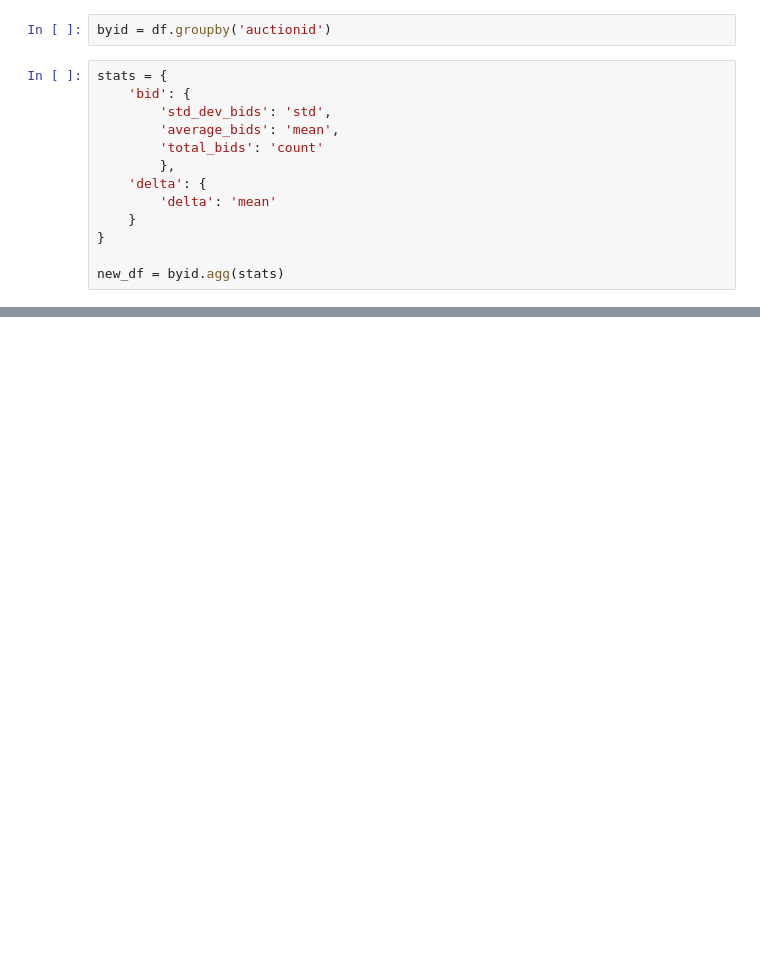
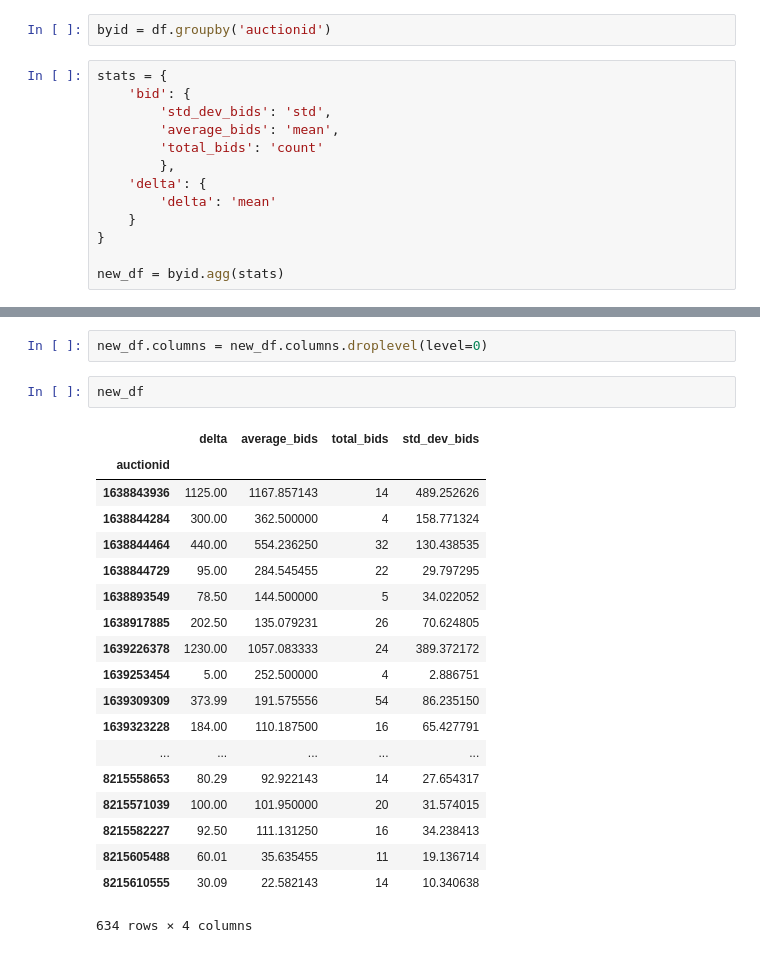
Before and after one commit to nsahra14/bid_predictor, a Jupyter notebook: ebaydataframe.ipynb, the cells around one changed output, grey strips where cells are left out. Drawn from its saved outputs; the diff is of its cells as text; blank space fills up the shorter version.

```diff
--- a/ebaydataframe.ipynb
+++ b/ebaydataframe.ipynb
@@ -76 +76,25 @@ new_df
 634 rows × 4 columns
+# %%
+new_df.columns = new_df.columns.droplevel(level=0)
+# %%
+new_df
+# %% [output]
+|  | delta | average_bids | total_bids | std_dev_bids |
+| auctionid |  |  |  |  |
+| 1638843936 | 1125.00 | 1167.857143 | 14 | 489.252626 |
+| 1638844284 | 300.00 | 362.500000 | 4 | 158.771324 |
+| 1638844464 | 440.00 | 554.236250 | 32 | 130.438535 |
+| 1638844729 | 95.00 | 284.545455 | 22 | 29.797295 |
+| 1638893549 | 78.50 | 144.500000 | 5 | 34.022052 |
+| 1638917885 | 202.50 | 135.079231 | 26 | 70.624805 |
+| 1639226378 | 1230.00 | 1057.083333 | 24 | 389.372172 |
+| 1639253454 | 5.00 | 252.500000 | 4 | 2.886751 |
+| 1639309309 | 373.99 | 191.575556 | 54 | 86.235150 |
+| 1639323228 | 184.00 | 110.187500 | 16 | 65.427791 |
+| ... | ... | ... | ... | ... |
+| 8215558653 | 80.29 | 92.922143 | 14 | 27.654317 |
+| 8215571039 | 100.00 | 101.950000 | 20 | 31.574015 |
+| 8215582227 | 92.50 | 111.131250 | 16 | 34.238413 |
+| 8215605488 | 60.01 | 35.635455 | 11 | 19.136714 |
+| 8215610555 | 30.09 | 22.582143 | 14 | 10.340638 |
+634 rows × 4 columns
```
Also changed, not shown: parts of 3 cells of this notebook.
